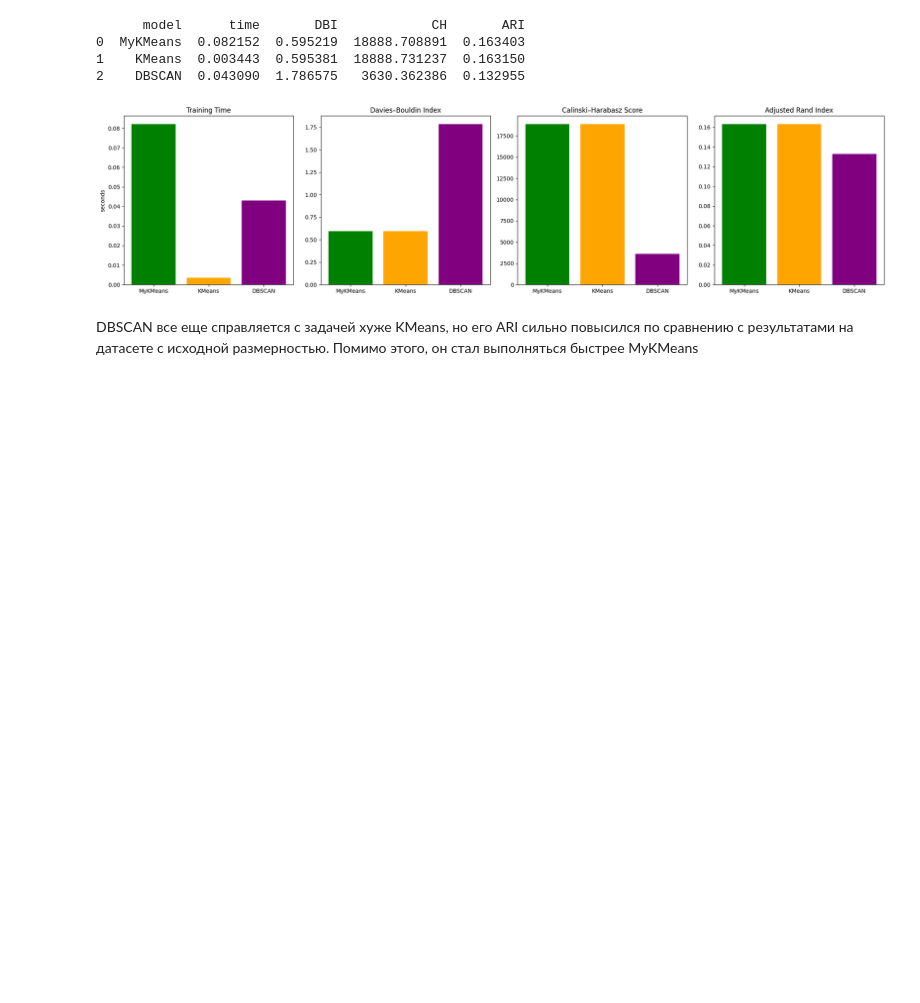
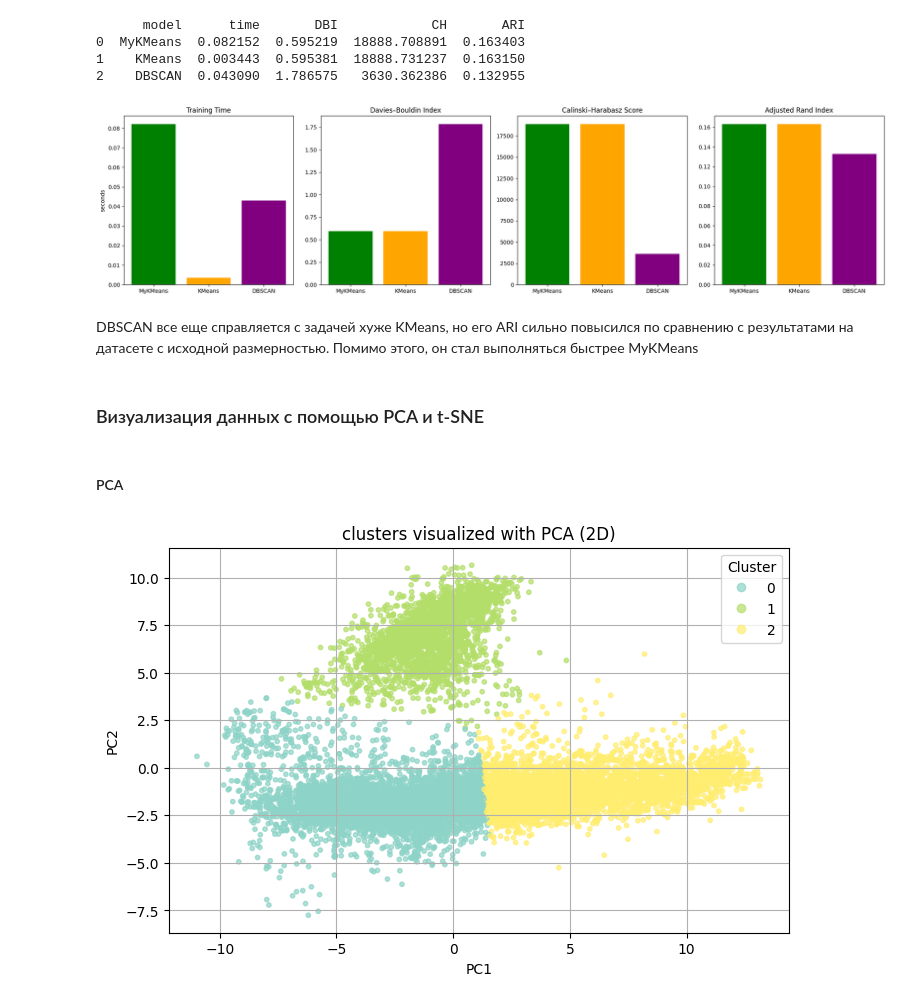
Before and after one commit to sofyak0zyreva/ml-course, a Jupyter notebook: homework/task6.ipynb, the cells around one changed output. Saved outputs shown, nothing was run; the diff lists cells and outputs as text; code cells hidden in the pictures; blank space fills up the shorter version.

Commit message:
feat: 2d cluster visualization

```diff
--- a/homework/task6.ipynb
+++ b/homework/task6.ipynb
@@ -739,3 +736,23 @@ show_results(df_2d)
 [figure]
 # %% [markdown]
 DBSCAN все еще справляется с задачей хуже KMeans, но его ARI сильно повысился по сравнению с результатами на датасете с исходной размерностью. Помимо этого, он стал выполняться быстрее MyKMeans
+# %% [markdown]
+### Визуализация данных с помощью PCA и t-SNE
+# %% [markdown]
+#### PCA
+# %%
+labels = my_kmeans.labels_
+
+plt.figure(figsize=(8,5))
+scatter = plt.scatter(
+    X_pca[:, 0], X_pca[:, 1],
+    c=labels, cmap='Set3', s=10, alpha=0.7
+)
+plt.xlabel("PC1")
+plt.ylabel("PC2")
+plt.title("clusters visualized with PCA (2D)")
+plt.grid()
+plt.legend(*scatter.legend_elements(), title="Cluster")
+plt.show()
+# %% [output]
+[figure, added]
```
Also changed, not shown: parts of 8 cells of this notebook.
